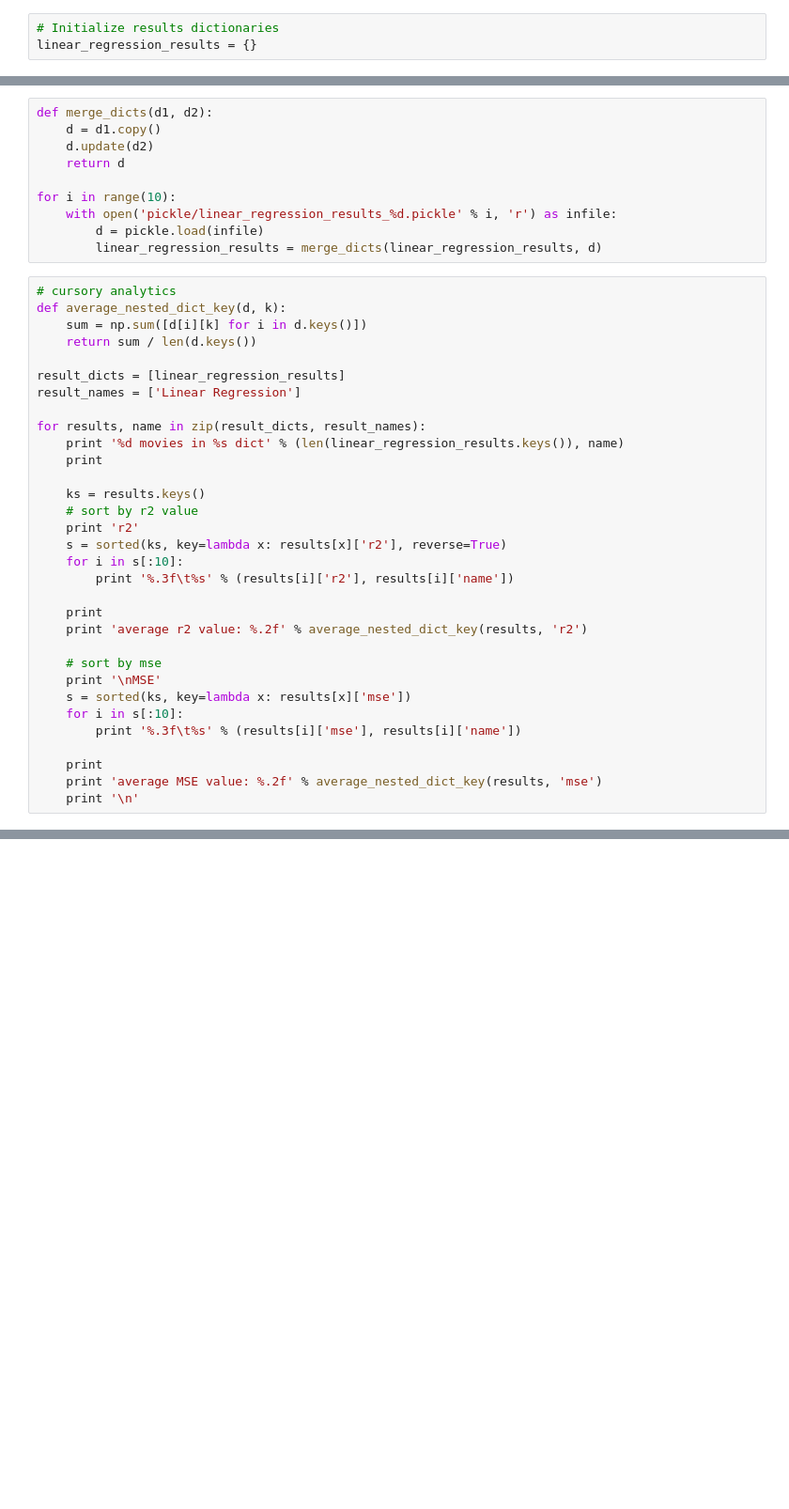
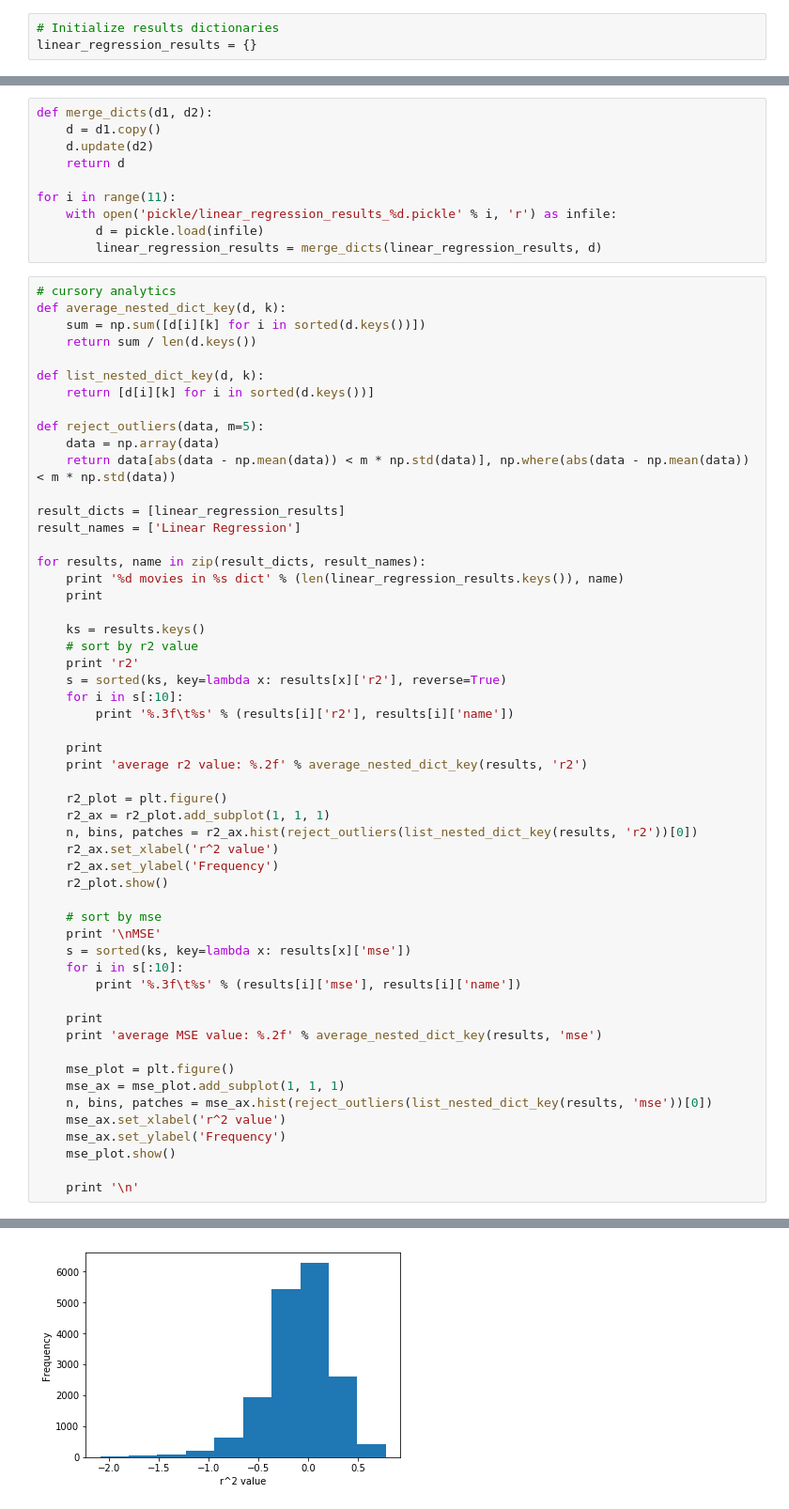
Before and after one commit to tom-robbins/netflix-ml, a Jupyter notebook: results.ipynb, the cells around one changed output, grey strips where cells are left out. Shown at 94% size. Cells and saved outputs as stored; diff of their text form; blank space fills up the shorter version.

```diff
--- a/results.ipynb
+++ b/results.ipynb
@@ -12,15 +89,22 @@ def merge_dicts(d1, d2):
     d.update(d2)
     return d
 
-for i in range(10):
+for i in range(11):
     with open('pickle/linear_regression_results_%d.pickle' % i, 'r') as infile:
         d = pickle.load(infile)
         linear_regression_results = merge_dicts(linear_regression_results, d)
 # %%
 # cursory analytics
 def average_nested_dict_key(d, k):
-    sum = np.sum([d[i][k] for i in d.keys()])
+    sum = np.sum([d[i][k] for i in sorted(d.keys())])
     return sum / len(d.keys())
+
+def list_nested_dict_key(d, k):
+    return [d[i][k] for i in sorted(d.keys())]
+
+def reject_outliers(data, m=5):
+    data = np.array(data)
+    return data[abs(data - np.mean(data)) < m * np.std(data)], np.where(abs(data - np.mean(data)) < m * np.std(data))
 
 result_dicts = [linear_regression_results]
 result_names = ['Linear Regression']
@@ -39,6 +123,13 @@ for results, name in zip(result_dicts, result_names):
     print
     print 'average r2 value: %.2f' % average_nested_dict_key(results, 'r2')
 
+    r2_plot = plt.figure()
+    r2_ax = r2_plot.add_subplot(1, 1, 1)
+    n, bins, patches = r2_ax.hist(reject_outliers(list_nested_dict_key(results, 'r2'))[0])
+    r2_ax.set_xlabel('r^2 value')
+    r2_ax.set_ylabel('Frequency')
+    r2_plot.show()
+
     # sort by mse
     print '\nMSE'
     s = sorted(ks, key=lambda x: results[x]['mse'])
@@ -47,5 +138,13 @@ for results, name in zip(result_dicts, result_names):
 
     print
     print 'average MSE value: %.2f' % average_nested_dict_key(results, 'mse')
+
+    mse_plot = plt.figure()
+    mse_ax = mse_plot.add_subplot(1, 1, 1)
+    n, bins, patches = mse_ax.hist(reject_outliers(list_nested_dict_key(results, 'mse'))[0])
+    mse_ax.set_xlabel('r^2 value')
+    mse_ax.set_ylabel('Frequency')
+    mse_plot.show()
+
     print '\n'
 # %% [output]
@@ -53,16 +152,17 @@ for results, name in zip(result_dicts, result_names):
 
 r2
 0.779   Leprechaun 3 (1995)
 0.756   The Andy Griffith Show: Vol 5: Rafe Hollister Sings / Class Reunion (1963)
 0.745   Dragon Ball: Fortune Teller Baba Saga (2002)
 0.739   Silent Rage (1982)
 0.716   Texas Chainsaw Massacre: The Next Generation (1994)
 0.715   Cadfael: A Morbid Taste for Bones (1996)
 0.715   Xena: Warrior Princess: Season 6 (2000)
 0.713   The Andy Griffith Show: Vol 4: The Mountain Wedding / Opie and the Spoiled Child (1963)
 0.713   The Andy Griffith Show: Vol 2: The Big House / A Wife for Andy (1963)
 ... (13 lines left out)
 0.288   Cadfael: The Sanctuary Sparrow (1994)
 0.302   Inspector Morse 13: The Sins of the Father (1990)
 
 average MSE value: 1.29
+[figure, added]
```
Also changed, not shown: parts of 6 cells of this notebook, 15 other files.
